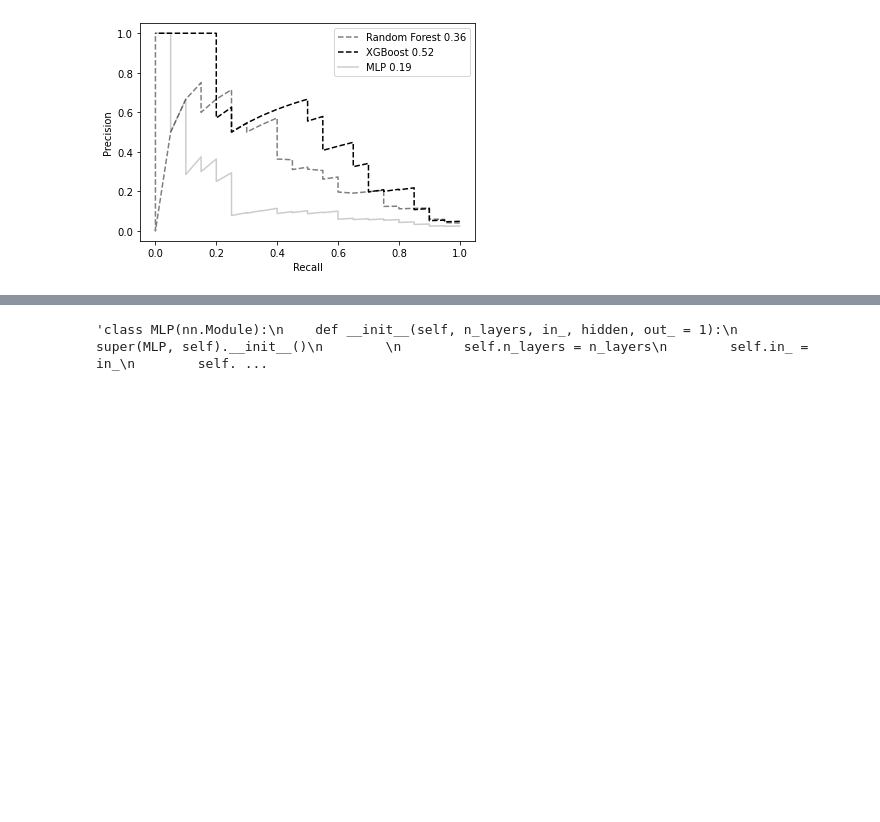
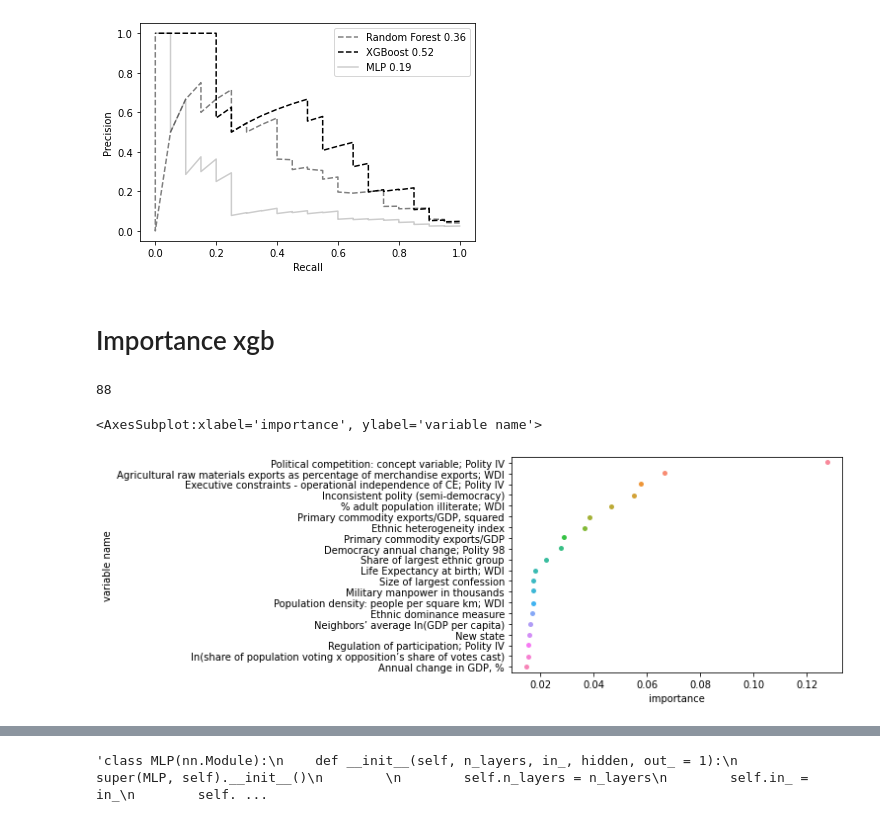
Before and after one commit to epfl-ada/ada-2020-project-milestone-p3-p3_navaja, a Jupyter notebook: extension_report.ipynb, the cells around one changed output, grey strips where cells are left out. Cells and saved outputs as stored; diff of their text form; code cells hidden in the pictures; blank space fills up the shorter version.

Commit message:
Feature importance analysis vic test

```diff
--- a/extension_report.ipynb
+++ b/extension_report.ipynb
@@ -142,6 +143,8 @@ xgb = Pipeline([('sampling', RandomUnderSampler()),
 nn = Pipeline([('sampling', RandomUnderSampler()),
                ('classification', MLPClassifier())])
 # %%
+grid = []
+
 def fit_predict(X, y, clf, params,
                 test_size=0.15, n_splits=10,
                 scoring='average_precision',
@@ -172,7 +175,7 @@ def fit_predict(X, y, clf, params,
     roc_auc = roc_auc_score(y_test, y_pred_proba)
     f1 = f1_score(y_test, y_pred)
 
-    return precision, recall, pr_auc, roc_auc, f1
+    return precision, recall, pr_auc, roc_auc, f1, grid
 # %%
 comparison_data = {}
 # %%
@@ -216,3 +219,5 @@ plt.legend()
 plt.show()
 # %% [output]
 [figure]
+# %% [markdown]
+# Importance xgb
@@ -218,0 +317,15 @@ plt.show()
+# %%
+len(var_names)
+# %% [output]
+88
+# %%
+feat_imp_score = grid.best_estimator_.named_steps['classification'].feature_importances_
+importance = pd.DataFrame(data = np.transpose([rf_cols, var_names,feat_imp_score]), columns=["variable shortcut", "variable name", "importance"])
+importance = importance.sort_values("importance",ascending=False)
+# %%
+importance = importance.astype({'importance': 'float'})
+# %%
+sns.stripplot(x="importance", y="variable name", data=importance.iloc[:20,:])
+# %% [output]
+<AxesSubplot:xlabel='importance', ylabel='variable name'>
+[figure, added]
```
Also changed, not shown: parts of 19 cells of this notebook.
